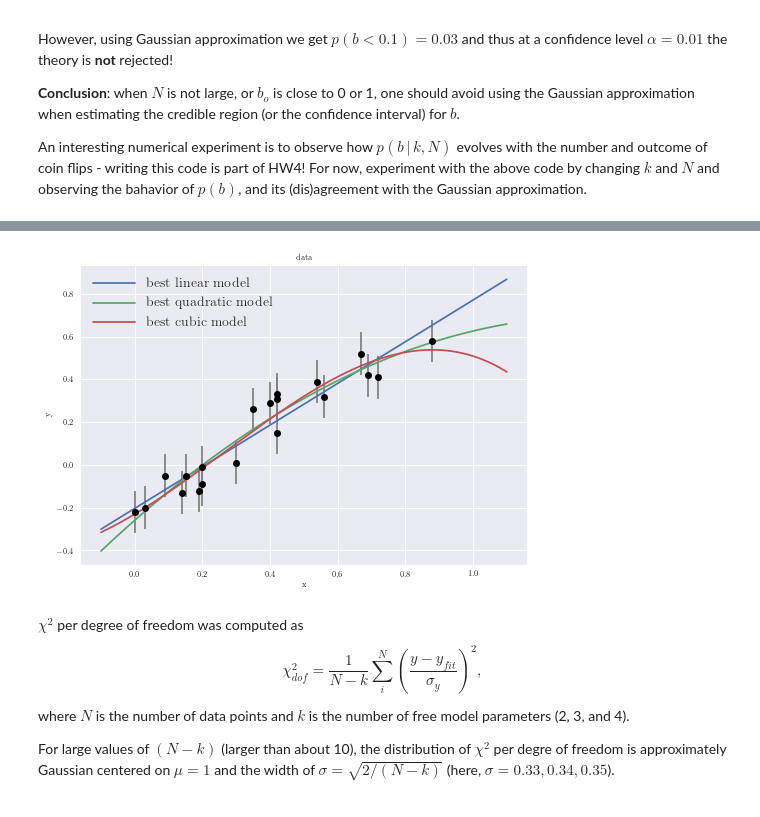
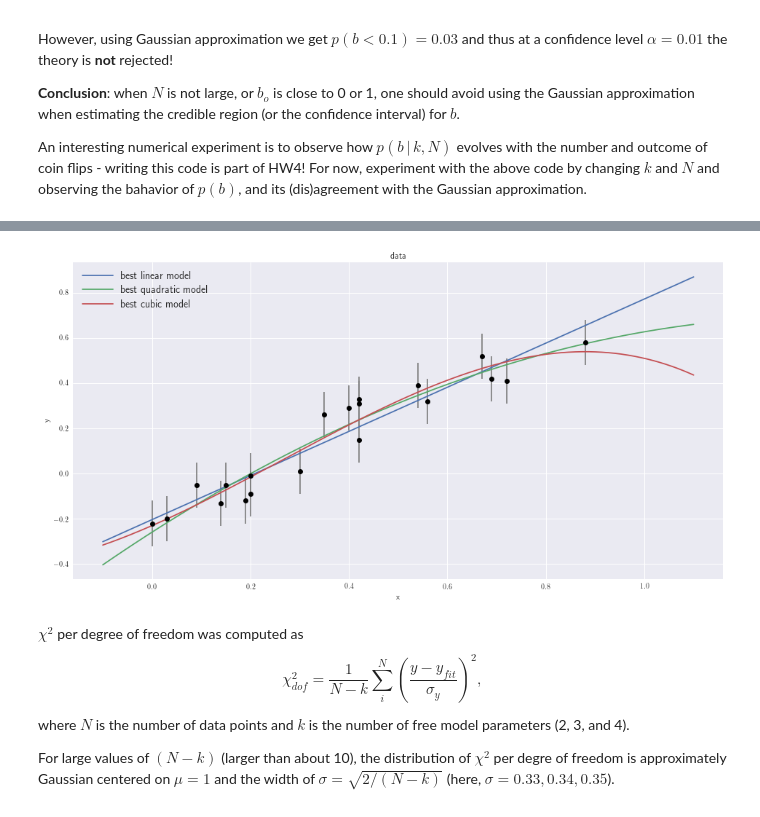
Before and after one commit to bayu-wilson/astr-324-s18, a Jupyter notebook: notebooks/Week-4-Thu.ipynb, the cells around one changed output, grey strips where cells are left out. Saved outputs shown, nothing was run; the diff lists cells and outputs as text; code cells hidden in the pictures.

```diff
--- a/notebooks/Week-4-Thu.ipynb
+++ b/notebooks/Week-4-Thu.ipynb
@@ -298,7 +274,7 @@ def polynomial_fit(theta, x):
     return sum(t * x ** n for (n, t) in enumerate(theta))
 
 # compute the data log-likelihood given a model
-def logL(theta, model=polynomial_fit, data=data):
+def logL(theta, data, model=polynomial_fit):
     """Gaussian log-likelihood of the model at theta"""
     x, y, sigma_y = data
     y_fit = model(theta, x)
@@ -309,7 +285,7 @@ def logL(theta, model=polynomial_fit, data=data):
 # parameters (which minimize -logL)
 def best_theta(degree, model=polynomial_fit, data=data):
     theta_0 = (degree + 1) * [0]
-    neg_logL = lambda theta: -logL(theta, model, data)
+    neg_logL = lambda theta: -logL(theta, data, model)
     return optimize.fmin_bfgs(neg_logL, theta_0, disp=False)
 # %%
 # generate (x,y, sigma_y) "data"
@@ -329,9 +305,9 @@ x, y, sigma_y = data
 Ndata = x.size
 
 # get best-fit parameters for linear, quadratic and cubic models
-theta1 = best_theta(1)
-theta2 = best_theta(2)
-theta3 = best_theta(3)
+theta1 = best_theta(1, data=data)
+theta2 = best_theta(2, data=data)
+theta3 = best_theta(3, data=data)
 # generate best fit lines on a fine grid
 xfit = np.linspace(-0.1, 1.1, 1000)
 yfit1 = polynomial_fit(theta1, xfit)
@@ -346,17 +322,17 @@ chi2dof1 = chi21/(Ndata - 2)
 chi2dof2 = chi22/(Ndata - 3)
 chi2dof3 = chi23/(Ndata - 4)
 
-print "CHI2:"
-print '   best linear model:', chi21
-print 'best quadratic model:', chi22
-print '    best cubic model:', chi23
-print "CHI2 per degree of freedom:"
-print '   best linear model:', chi2dof1
-print 'best quadratic model:', chi2dof2
-print '    best cubic model:', chi2dof3
+print("CHI2:")
+print('   best linear model:', chi21)
+print('best quadratic model:', chi22)
+print('    best cubic model:', chi23)
+print("CHI2 per degree of freedom:")
+print('   best linear model:', chi2dof1)
+print('best quadratic model:', chi2dof2)
+print('    best cubic model:', chi2dof3)
 
 # plot
-fig, ax = plt.subplots()
+fig, ax = plt.subplots(figsize=(16, 8))
 ax.errorbar(x, y, sigma_y, fmt='ok', ecolor='gray')
 ax.plot(xfit, polynomial_fit(theta1, xfit), label='best linear model')
 ax.plot(xfit, polynomial_fit(theta2, xfit), label='best quadratic model')
@@ -375,4 +351,4 @@ best quadratic model: 0.556637365798
-[figure, old version]
+[figure, new version]
 # %% [markdown]
 
 $\chi^2$ per degree of freedom was computed as
```
Also changed, not shown: parts of 29 cells of this notebook.
